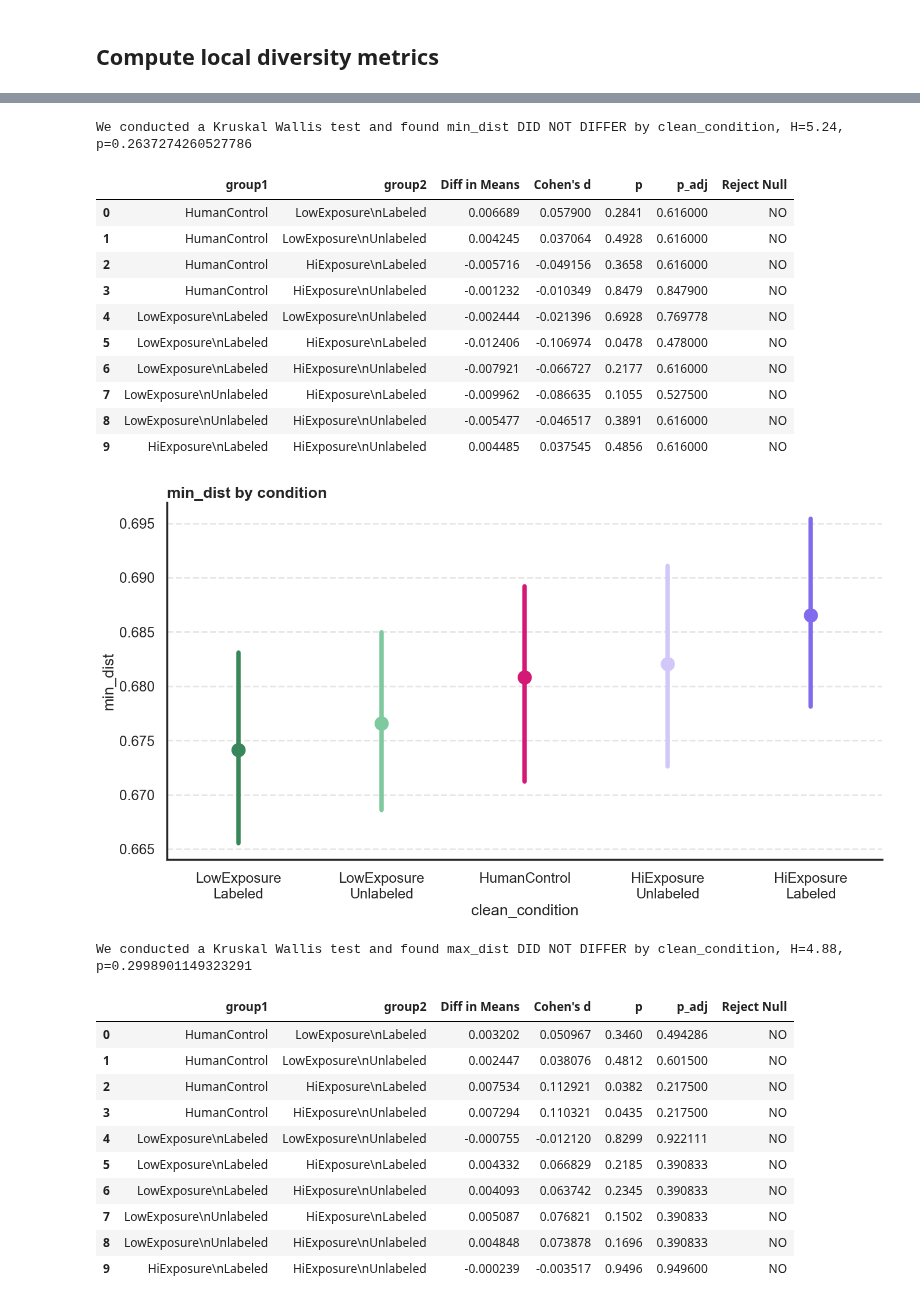
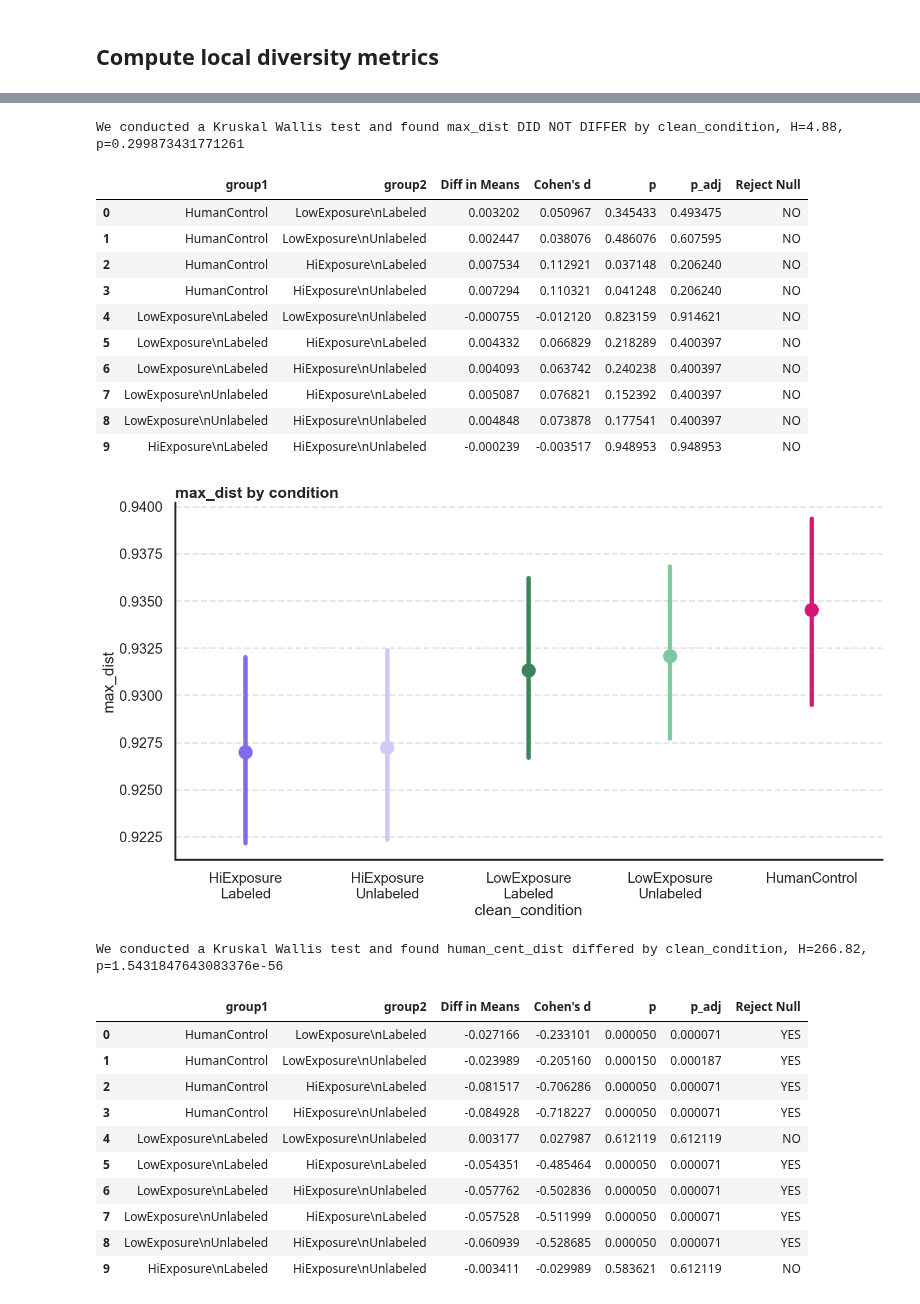
Before and after one commit to josh-ashkinaze/net_create, a Jupyter notebook: scripts/analyze_experiment/diversity_metrics.ipynb, the cells around one changed output, grey strips where cells are left out. Saved outputs shown, nothing was run; the diff lists cells and outputs as text; code cells hidden in the pictures.

```diff
--- a/scripts/analyze_experiment/diversity_metrics.ipynb
+++ b/scripts/analyze_experiment/diversity_metrics.ipynb
@@ -245,18 +269,22 @@ FINDING 2
 ## Compute local diversity metrics
 # %%
 def local_semantic_measures(row, idea2vec):
-    response_text = row['response_text']
+    # I want to make sure no centroid similarities are confounded by the fact that the compositon of centroid is larger.
+    # So a simple way around this is just to randomly sample 2 human ideas and 2 AI ideas and create centroids from those --
+    # that way no condition has larger AI or Human centroids. If anything this biases results DOWNARDS.
     example_list = row['init_array_list']
     example_rids = row['init_array']
+    idea_vec = idea2vec[row['response_text']]
+
 
     ai_ideas = [example_list[i] for i in range(len(example_list)) if "ai" in example_rids[i].lower()]
-    idea_vec = idea2vec[response_text]
-
     example_vecs = [idea2vec[example] for example in example_list]
     ai_example_vecs = [idea2vec[example] for example in ai_ideas]
     human_example_vecs = [idea2vec[example] for example in example_list if example not in ai_ideas]
 
+
     distances_to_examples = cdist([idea_vec], example_vecs, metric='cosine')
+    distances_to_human_examples = cdist([idea_vec], human_example_vecs, metric='cosine')
 
     # distance between idea_vec and centroid of example_vecs
     centroid = np.mean(example_vecs, axis=0)
@@ -264,26 +292,27 @@ def local_semantic_measures(row, idea2vec):
     cent_dist = cdist([idea_vec], [centroid], metric='cosine')[0][0]
     human_cent_dist = cdist([idea_vec], [human_centroid], metric='cosine')[0][0]
 
-    # Get distance to AI ideas
 
     # For the human condition, there are no ai ideas
     # so we replace metrics with nan if human
     if ai_example_vecs:
+        distances_to_ai_examples = cdist([idea_vec], ai_example_vecs, metric='cosine')
+
         ai_centroid = np.mean(ai_example_vecs, axis=0)
         ai_cent_dist = cdist([idea_vec], [ai_centroid], metric='cosine')[0][0]
+        ai_max_sim = 1 - np.min(distances_to_ai_examples)
+
     else:
         ai_cent_dist = np.NaN
-        ai_cent_sim = np.NaN
+        ai_max_sim = np.NaN
 
     return pd.Series({
         'cent_dist': cent_dist,
-        'mean_dist':np.mean(distances_to_examples),
-        'min_dist': np.min(distances_to_examples),
+        'max_sim': 1-np.min(distances_to_examples),
         'max_dist': np.max(distances_to_examples),
         'human_cent_dist':human_cent_dist,
-        'human_cent_sim':1-human_cent_dist,
         'ai_cent_dist':ai_cent_dist,
-        'ai_cent_sim':1-ai_cent_dist
+        'ai_max_sim':ai_max_sim
 
 
     })
@@ -293,5 +322,5 @@ semantic_measures_df = df.apply(lambda row: local_semantic_measures(row, idea2ve
 df = pd.concat([df, semantic_measures_df], axis=1)
 df = df.loc[:,~df.columns.duplicated()]
 df.to_csv("../../data/experiment_data/data_clean_with_elab_div_metrics.csv")
-process_metrics(df, plot_type='point')
+process_metrics(df, how='perm', plot_type='point')
 # %% [output]
@@ -325,25 +354,25 @@ We conducted a Kruskal Wallis test and found mean_dist DID NOT DIFFER by clean_c
-We conducted a Kruskal Wallis test and found min_dist DID NOT DIFFER by clean_condition, H=5.24, p=0.2637274260527786
+We conducted a Kruskal Wallis test and found max_dist DID NOT DIFFER by clean_condition, H=4.88, p=0.299873431771261
 |  | group1 | group2 | Diff in Means | Cohen's d | p | p_adj | Reject Null |
-| 0 | HumanControl | LowExposure\nLabeled | 0.006689 | 0.057900 | 0.2841 | 0.616000 | NO |
-| 1 | HumanControl | LowExposure\nUnlabeled | 0.004245 | 0.037064 | 0.4928 | 0.616000 | NO |
-| 2 | HumanControl | HiExposure\nLabeled | -0.005716 | -0.049156 | 0.3658 | 0.616000 | NO |
-| 3 | HumanControl | HiExposure\nUnlabeled | -0.001232 | -0.010349 | 0.8479 | 0.847900 | NO |
-| 4 | LowExposure\nLabeled | LowExposure\nUnlabeled | -0.002444 | -0.021396 | 0.6928 | 0.769778 | NO |
-| 5 | LowExposure\nLabeled | HiExposure\nLabeled | -0.012406 | -0.106974 | 0.0478 | 0.478000 | NO |
-| 6 | LowExposure\nLabeled | HiExposure\nUnlabeled | -0.007921 | -0.066727 | 0.2177 | 0.616000 | NO |
-| 7 | LowExposure\nUnlabeled | HiExposure\nLabeled | -0.009962 | -0.086635 | 0.1055 | 0.527500 | NO |
-| 8 | LowExposure\nUnlabeled | HiExposure\nUnlabeled | -0.005477 | -0.046517 | 0.3891 | 0.616000 | NO |
-| 9 | HiExposure\nLabeled | HiExposure\nUnlabeled | 0.004485 | 0.037545 | 0.4856 | 0.616000 | NO |
+| 0 | HumanControl | LowExposure\nLabeled | 0.003202 | 0.050967 | 0.345433 | 0.493475 | NO |
+| 1 | HumanControl | LowExposure\nUnlabeled | 0.002447 | 0.038076 | 0.486076 | 0.607595 | NO |
+| 2 | HumanControl | HiExposure\nLabeled | 0.007534 | 0.112921 | 0.037148 | 0.206240 | NO |
+| 3 | HumanControl | HiExposure\nUnlabeled | 0.007294 | 0.110321 | 0.041248 | 0.206240 | NO |
+| 4 | LowExposure\nLabeled | LowExposure\nUnlabeled | -0.000755 | -0.012120 | 0.823159 | 0.914621 | NO |
+| 5 | LowExposure\nLabeled | HiExposure\nLabeled | 0.004332 | 0.066829 | 0.218289 | 0.400397 | NO |
+| 6 | LowExposure\nLabeled | HiExposure\nUnlabeled | 0.004093 | 0.063742 | 0.240238 | 0.400397 | NO |
+| 7 | LowExposure\nUnlabeled | HiExposure\nLabeled | 0.005087 | 0.076821 | 0.152392 | 0.400397 | NO |
+| 8 | LowExposure\nUnlabeled | HiExposure\nUnlabeled | 0.004848 | 0.073878 | 0.177541 | 0.400397 | NO |
+| 9 | HiExposure\nLabeled | HiExposure\nUnlabeled | -0.000239 | -0.003517 | 0.948953 | 0.948953 | NO |
-[figure, old version]
+[figure, new version]
-We conducted a Kruskal Wallis test and found max_dist DID NOT DIFFER by clean_condition, H=4.88, p=0.2998901149323291
+We conducted a Kruskal Wallis test and found human_cent_dist differed by clean_condition, H=266.82, p=1.5431847643083376e-56
 |  | group1 | group2 | Diff in Means | Cohen's d | p | p_adj | Reject Null |
-| 0 | HumanControl | LowExposure\nLabeled | 0.003202 | 0.050967 | 0.3460 | 0.494286 | NO |
-| 1 | HumanControl | LowExposure\nUnlabeled | 0.002447 | 0.038076 | 0.4812 | 0.601500 | NO |
-| 2 | HumanControl | HiExposure\nLabeled | 0.007534 | 0.112921 | 0.0382 | 0.217500 | NO |
-| 3 | HumanControl | HiExposure\nUnlabeled | 0.007294 | 0.110321 | 0.0435 | 0.217500 | NO |
-| 4 | LowExposure\nLabeled | LowExposure\nUnlabeled | -0.000755 | -0.012120 | 0.8299 | 0.922111 | NO |
-| 5 | LowExposure\nLabeled | HiExposure\nLabeled | 0.004332 | 0.066829 | 0.2185 | 0.390833 | NO |
-| 6 | LowExposure\nLabeled | HiExposure\nUnlabeled | 0.004093 | 0.063742 | 0.2345 | 0.390833 | NO |
-| 7 | LowExposure\nUnlabeled | HiExposure\nLabeled | 0.005087 | 0.076821 | 0.1502 | 0.390833 | NO |
-| 8 | LowExposure\nUnlabeled | HiExposure\nUnlabeled | 0.004848 | 0.073878 | 0.1696 | 0.390833 | NO |
-| 9 | HiExposure\nLabeled | HiExposure\nUnlabeled | -0.000239 | -0.003517 | 0.9496 | 0.949600 | NO |
+| 0 | HumanControl | LowExposure\nLabeled | -0.027166 | -0.233101 | 0.000050 | 0.000071 | YES |
+| 1 | HumanControl | LowExposure\nUnlabeled | -0.023989 | -0.205160 | 0.000150 | 0.000187 | YES |
+| 2 | HumanControl | HiExposure\nLabeled | -0.081517 | -0.706286 | 0.000050 | 0.000071 | YES |
+| 3 | HumanControl | HiExposure\nUnlabeled | -0.084928 | -0.718227 | 0.000050 | 0.000071 | YES |
+| 4 | LowExposure\nLabeled | LowExposure\nUnlabeled | 0.003177 | 0.027987 | 0.612119 | 0.612119 | NO |
+| 5 | LowExposure\nLabeled | HiExposure\nLabeled | -0.054351 | -0.485464 | 0.000050 | 0.000071 | YES |
+| 6 | LowExposure\nLabeled | HiExposure\nUnlabeled | -0.057762 | -0.502836 | 0.000050 | 0.000071 | YES |
+| 7 | LowExposure\nUnlabeled | HiExposure\nLabeled | -0.057528 | -0.511999 | 0.000050 | 0.000071 | YES |
+| 8 | LowExposure\nUnlabeled | HiExposure\nUnlabeled | -0.060939 | -0.528685 | 0.000050 | 0.000071 | YES |
+| 9 | HiExposure\nLabeled | HiExposure\nUnlabeled | -0.003411 | -0.029989 | 0.583621 | 0.612119 | NO |
```
Also changed, not shown: parts of 10 cells of this notebook.
